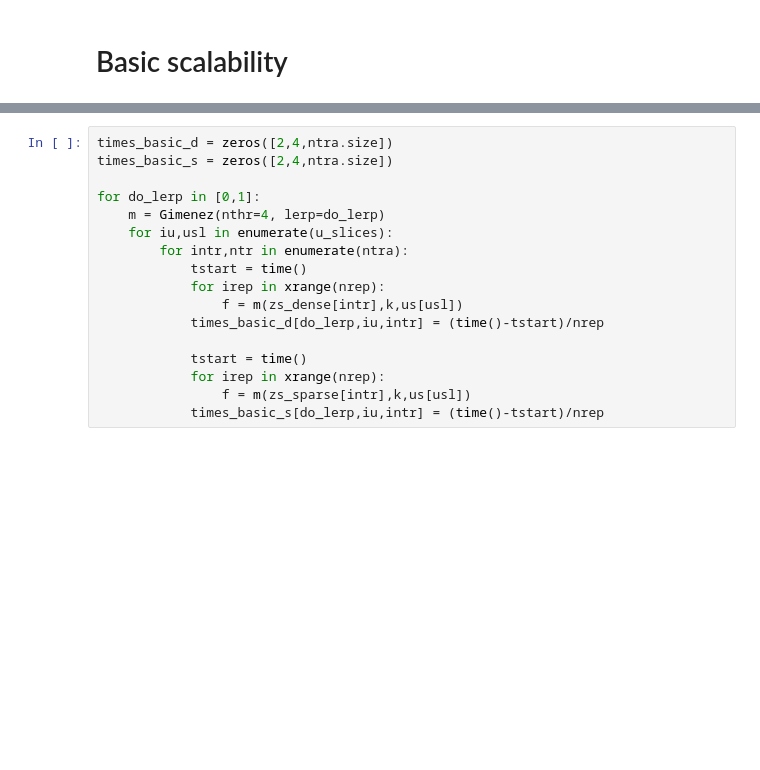
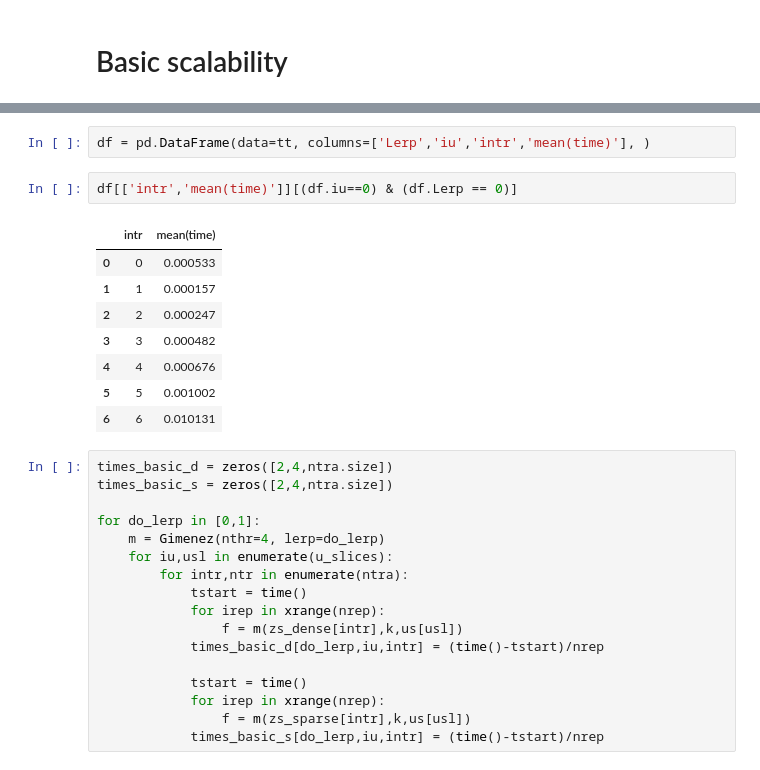
Before and after one commit to hpparvi/PyTransit, a Jupyter notebook: notebooks/Test_scalability.ipynb, the cells around one changed output, grey strips where cells are left out. Drawn from its saved outputs; the diff is of its cells as text; blank space fills up the shorter version.

```diff
--- a/notebooks/Test_scalability.ipynb
+++ b/notebooks/Test_scalability.ipynb
@@ -43,3 +64,16 @@ print sum(zs_sparse[0] <= 1) / zs_sparse[0].size  ## Fraction of in-transit poin
+# %%
+df = pd.DataFrame(data=tt, columns=['Lerp','iu','intr','mean(time)'], )
+# %%
+df[['intr','mean(time)']][(df.iu==0) & (df.Lerp == 0)]
+# %% [output]
+|  | intr | mean(time) |
+| 0 | 0 | 0.000533 |
+| 1 | 1 | 0.000157 |
+| 2 | 2 | 0.000247 |
+| 3 | 3 | 0.000482 |
+| 4 | 4 | 0.000676 |
+| 5 | 5 | 0.001002 |
+| 6 | 6 | 0.010131 |
 # %%
 times_basic_d = zeros([2,4,ntra.size])
 times_basic_s = zeros([2,4,ntra.size])
```
Also changed, not shown: parts of 6 cells of this notebook, 3 other files.
